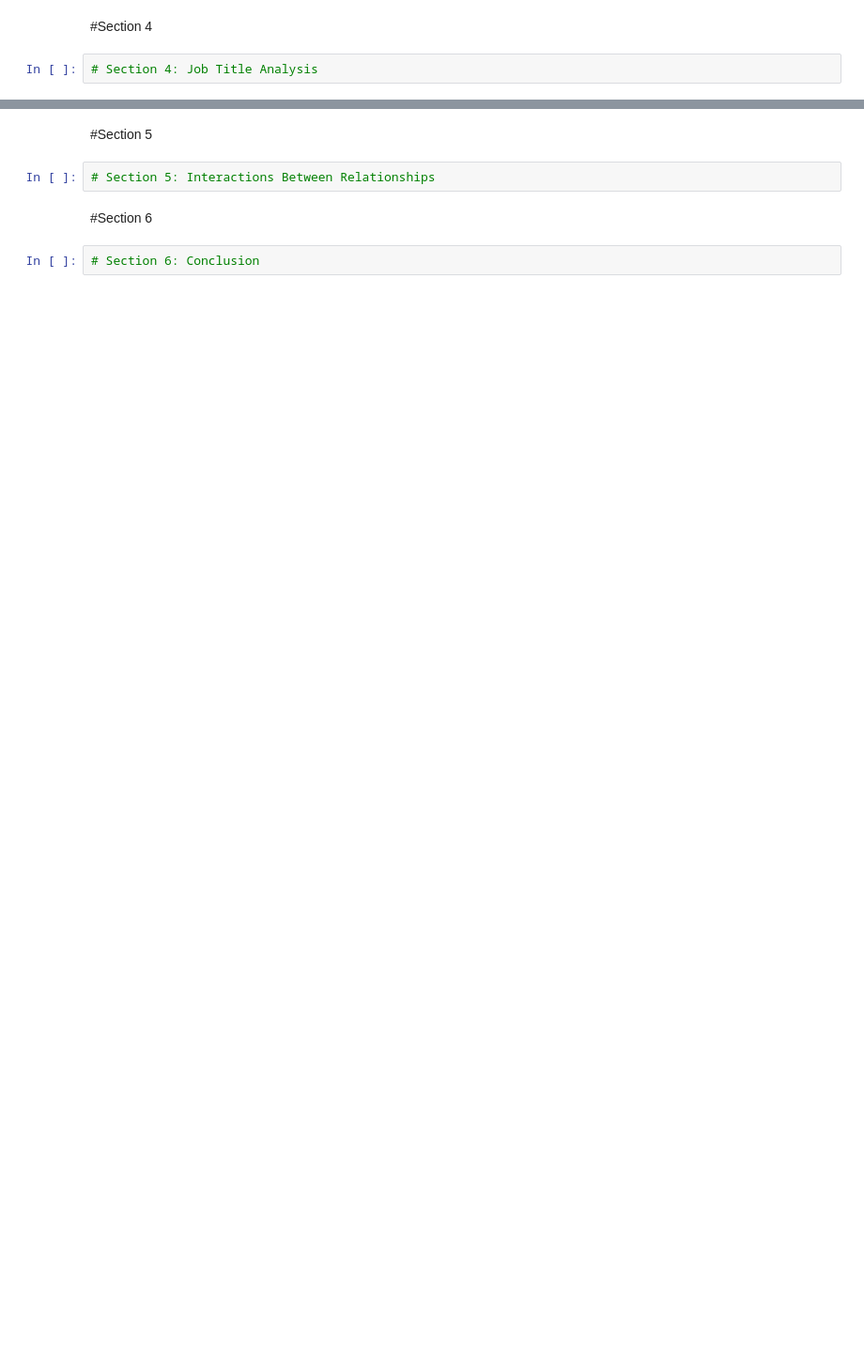
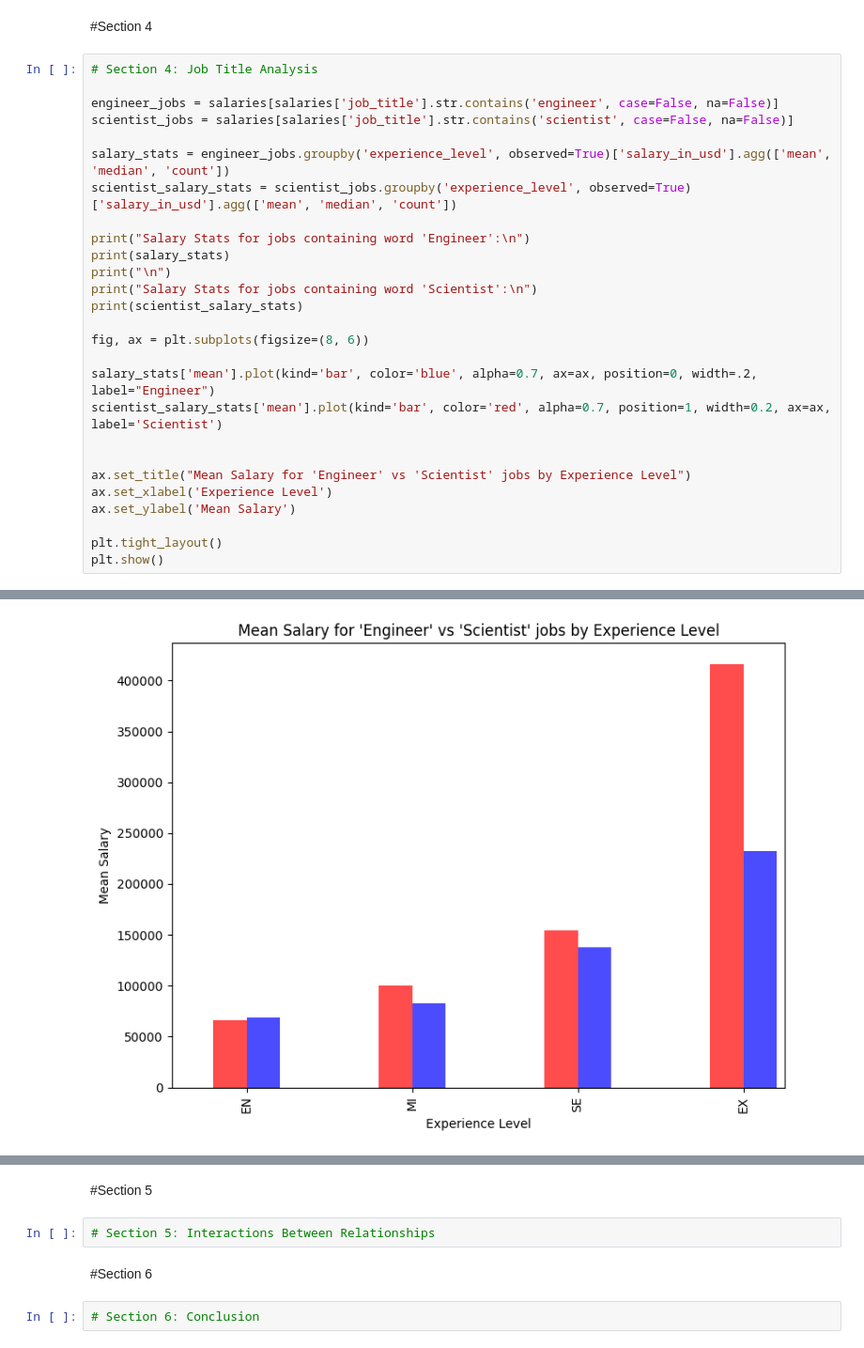
Before and after one commit to stat220/lab-1-group-17, a Jupyter notebook: lab1.ipynb, the cells around one changed output, grey strips where cells are left out. Shown at 94% size. Cells and saved outputs as stored; diff of their text form; blank space fills up the shorter version.

```diff
--- a/lab1.ipynb
+++ b/lab1.ipynb
@@ -101,4 +101,30 @@ The quartile range for both Medium and Large sized companies looks very similar.
 # %% [markdown]
 #Section 4
-# %%
-# Section 4: Job Title Analysis
+# %%
+# Section 4: Job Title Analysis
+
+engineer_jobs = salaries[salaries['job_title'].str.contains('engineer', case=False, na=False)]
+scientist_jobs = salaries[salaries['job_title'].str.contains('scientist', case=False, na=False)]
+
+salary_stats = engineer_jobs.groupby('experience_level', observed=True)['salary_in_usd'].agg(['mean', 'median', 'count'])
+scientist_salary_stats = scientist_jobs.groupby('experience_level', observed=True)['salary_in_usd'].agg(['mean', 'median', 'count'])
+
+print("Salary Stats for jobs containing word 'Engineer':\n")
+print(salary_stats)
+print("\n")
+print("Salary Stats for jobs containing word 'Scientist':\n")
+print(scientist_salary_stats)
+
+fig, ax = plt.subplots(figsize=(8, 6))
+
+salary_stats['mean'].plot(kind='bar', color='blue', alpha=0.7, ax=ax, position=0, width=.2, label="Engineer")
+scientist_salary_stats['mean'].plot(kind='bar', color='red', alpha=0.7, position=1, width=0.2, ax=ax, label='Scientist')
+
+
+ax.set_title("Mean Salary for 'Engineer' vs 'Scientist' jobs by Experience Level")
+ax.set_xlabel('Experience Level')
+ax.set_ylabel('Mean Salary')
+
+plt.tight_layout()
+plt.show()
+# %% [output]
@@ -104,0 +149 @@ The quartile range for both Medium and Large sized companies looks very similar.
+[figure, added]
```
Also changed, not shown: parts of 5 cells of this notebook.
